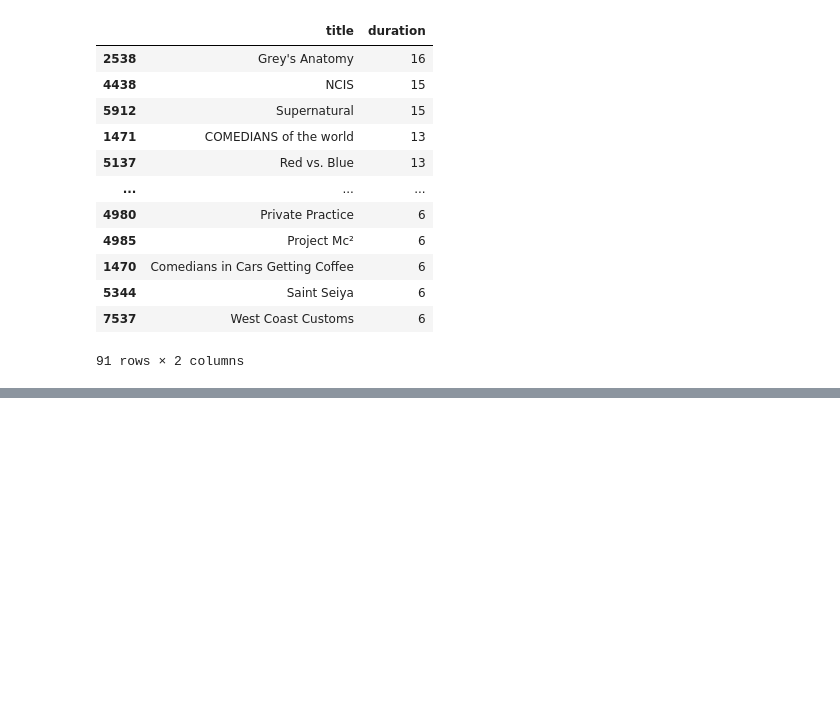
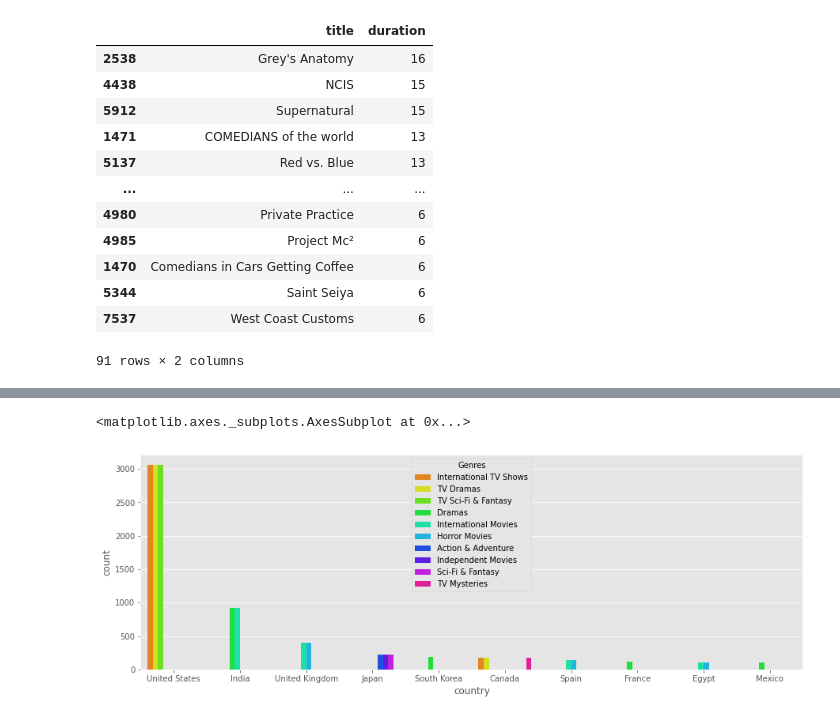
Before and after one commit to pankaj-beldar/Capstone_Project_04_Netflix_Movies_and_TV_Shows_Clustering, a Jupyter notebook: Capstone_Project_04_Netflix_Movies_and_TV_Shows_Clustering.ipynb, the cells around one changed output, grey strips where cells are left out. Cells and saved outputs as stored; diff of their text form; code cells hidden in the pictures; blank space fills up the shorter version.

```diff
--- a/Capstone_Project_04_Netflix_Movies_and_TV_Shows_Clustering.ipynb
+++ b/Capstone_Project_04_Netflix_Movies_and_TV_Shows_Clustering.ipynb
@@ -752,0 +804,2 @@ long_shows_df.sort_values(by=['duration'],ascending=False)
+# %%
+top_country['Genres'] = new_df['listed_in'].apply(lambda row: row.split(', '))
@@ -752,0 +826,11 @@ long_shows_df.sort_values(by=['duration'],ascending=False)
+# %%
+#function to convert string type to list
+def operation(row,string):
+  return row[string].split(', ')
+top_country['listed_in'] =new_df.apply(lambda x: operation(x,'listed_in'), axis = 1)
+# %%
+#explodes the list of categories and genres in each row to individual rows
+top_country = top_country.explode('Genres').explode('Genres')
+# %%
+df1=top_country.sort_values(by='count',ascending= False)
+df1
@@ -752,0 +851,6 @@ long_shows_df.sort_values(by=['duration'],ascending=False)
+# %%
+plt.figure(figsize=(15,5))
+sns.barplot(data=df1[:20], x='country', y='count', hue='Genres', palette='hsv')
+# %% [output]
+<matplotlib.axes._subplots.AxesSubplot at 0x...>
+[figure, added]
```
Also changed, not shown: parts of 38 cells of this notebook.
